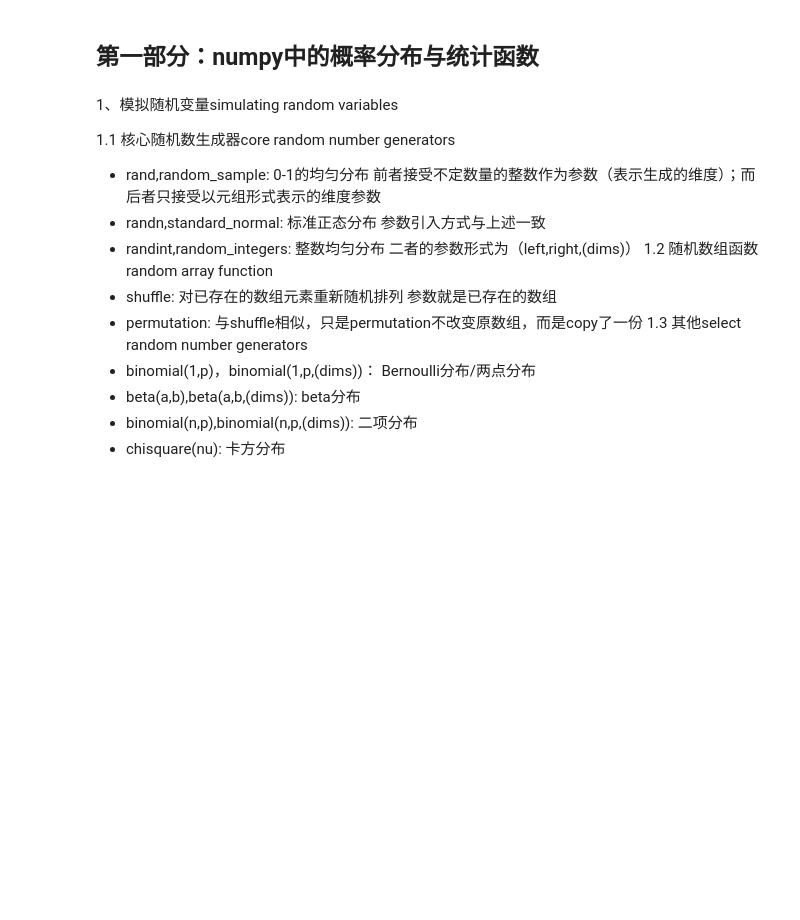
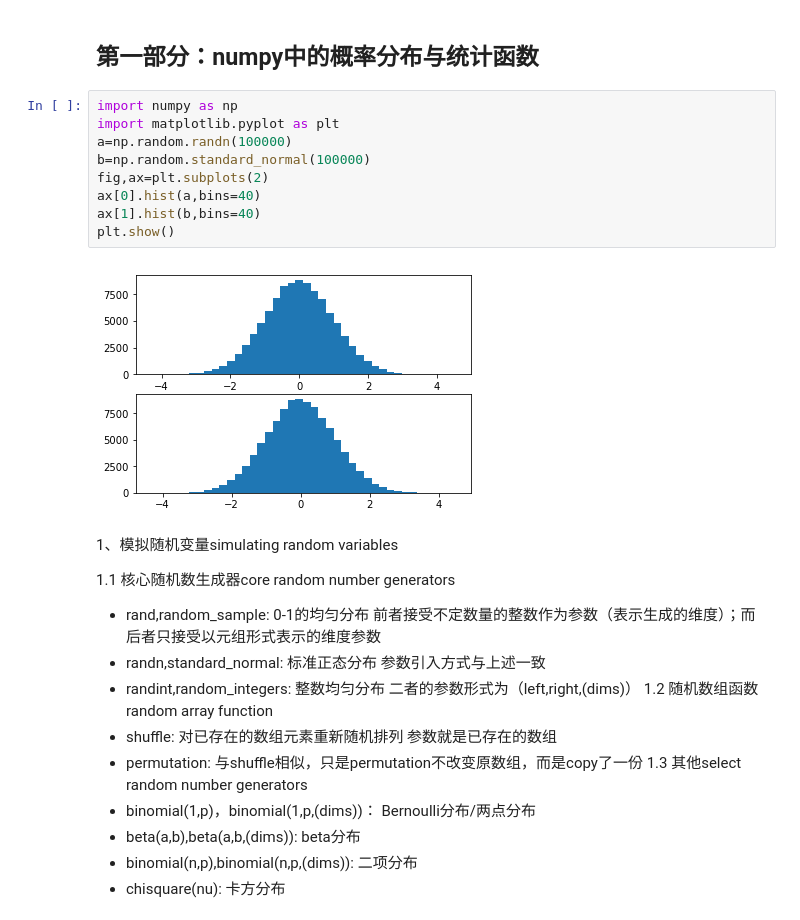
Before and after one commit to Harbes/python, a Jupyter notebook: probability and statistics function.ipynb, the cells around one changed output. Cells and saved outputs as stored; diff of their text form; blank space fills up the shorter version.

```diff
--- a/probability and statistics function.ipynb
+++ b/probability and statistics function.ipynb
@@ -2,6 +2,17 @@
 # python中的概率与统计函数。主要分为两部分：numpy和scipy
 # %% [markdown]
 ## 第一部分：numpy中的概率分布与统计函数
+# %%
+import numpy as np
+import matplotlib.pyplot as plt
+a=np.random.randn(100000)
+b=np.random.standard_normal(100000)
+fig,ax=plt.subplots(2)
+ax[0].hist(a,bins=40)
+ax[1].hist(b,bins=40)
+plt.show()
+# %% [output]
+[figure, added]
 # %% [markdown]
 1、模拟随机变量simulating random variables
 
```
Also changed, not shown: 3 other files.
